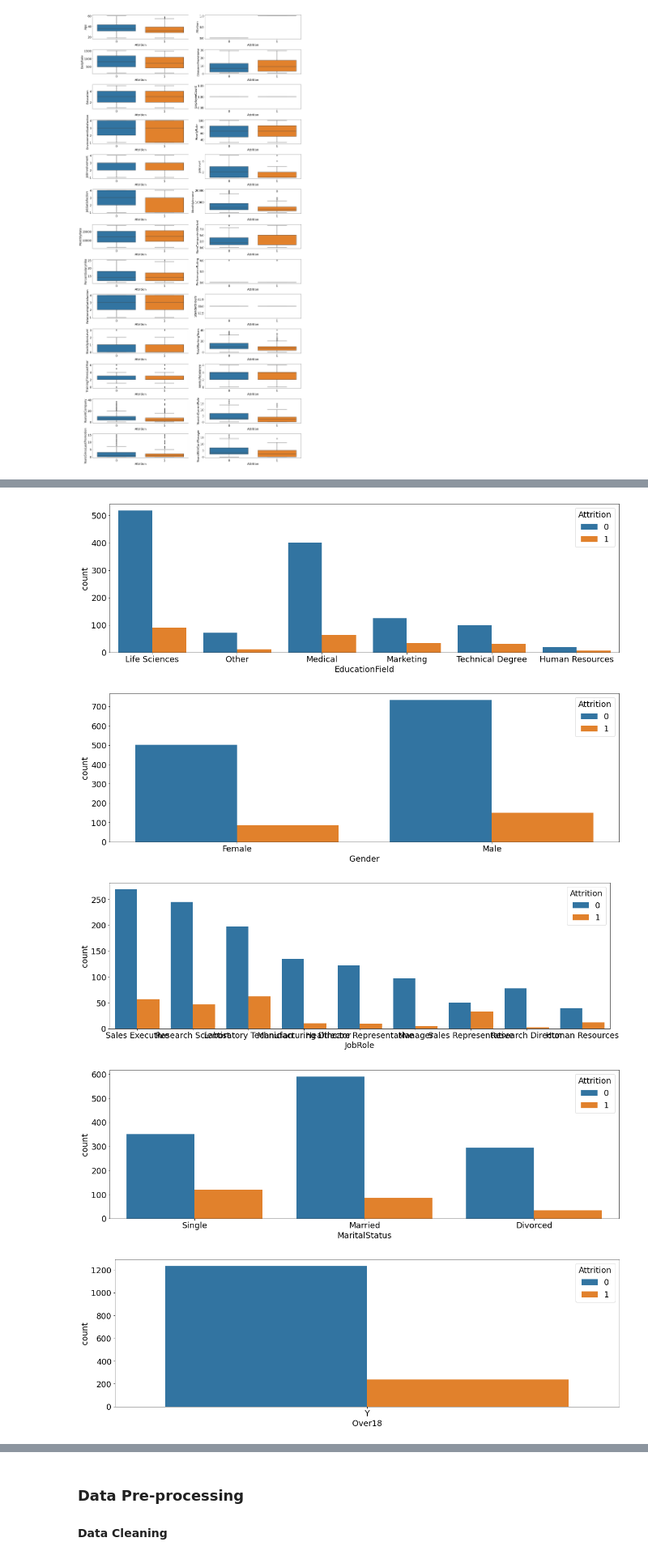
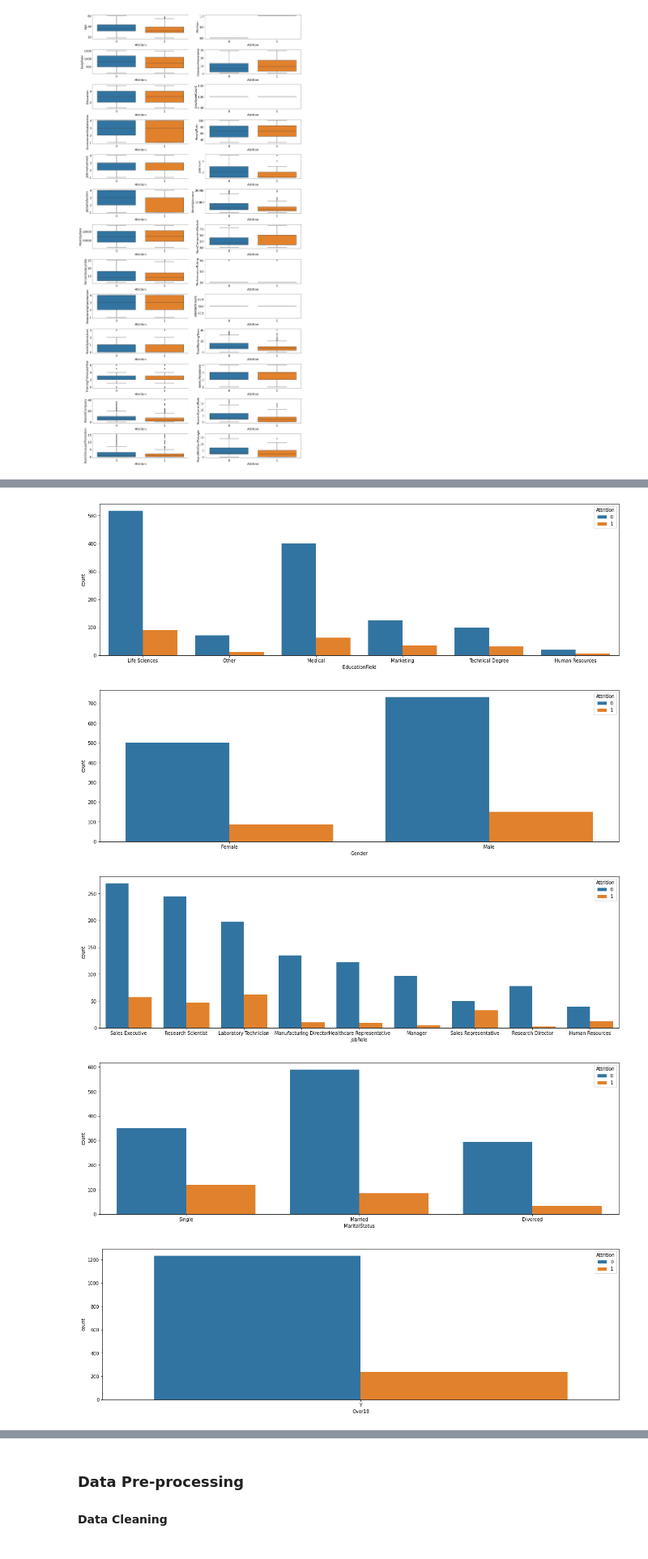
Before and after one commit to karlok818/Employee-Churn-Prediction, a Jupyter notebook: Data Analysis Group Project.ipynb, the cells around one changed output, grey strips where cells are left out. Shown at 81% size. Drawn from its saved outputs; the diff is of its cells as text; code cells hidden in the pictures.

```diff
--- a/Data Analysis Group Project.ipynb
+++ b/Data Analysis Group Project.ipynb
@@ -374,6 +374,8 @@ plt.tight_layout()
 - **Churners tend to work for more companies.** This may reflect that the individual has a more challenging attitude as they want to explore different opportunities with different company.
 - **Churners tend to have a low job level with low monthly income.** They are more likely **not satisfied to the job** but shorter working hours. Hence, they have a **shorter tenure in company, with manager and current role.**
 # %%
+plt.rcParams.update({'font.size': 18})
+
 fig , ax = plt.subplots(13,2,figsize=(20,40))
 
 numerical_var_count = 0
@@ -401,6 +403,8 @@ plt.tight_layout()
 - Most of the employee are male.
 - Minority of the employee are still single.
 # %%
+plt.rcParams.update({'font.size': 10})
+
 for i, col in enumerate(categorical_df):
     plt.figure(figsize=(20,6))
     sns.countplot(x=col, hue="Attrition", data=categorical_df)
@@ -411,5 +415,5 @@ for i, col in enumerate(categorical_df):
-[figure, old version]
+[figure, new version]
-[figure, old version]
+[figure, new version]
-[figure, old version]
+[figure, new version]
-[figure, old version]
+[figure, new version]
-[figure, old version]
+[figure, new version]
```
Also changed, not shown: parts of 28 cells of this notebook.
